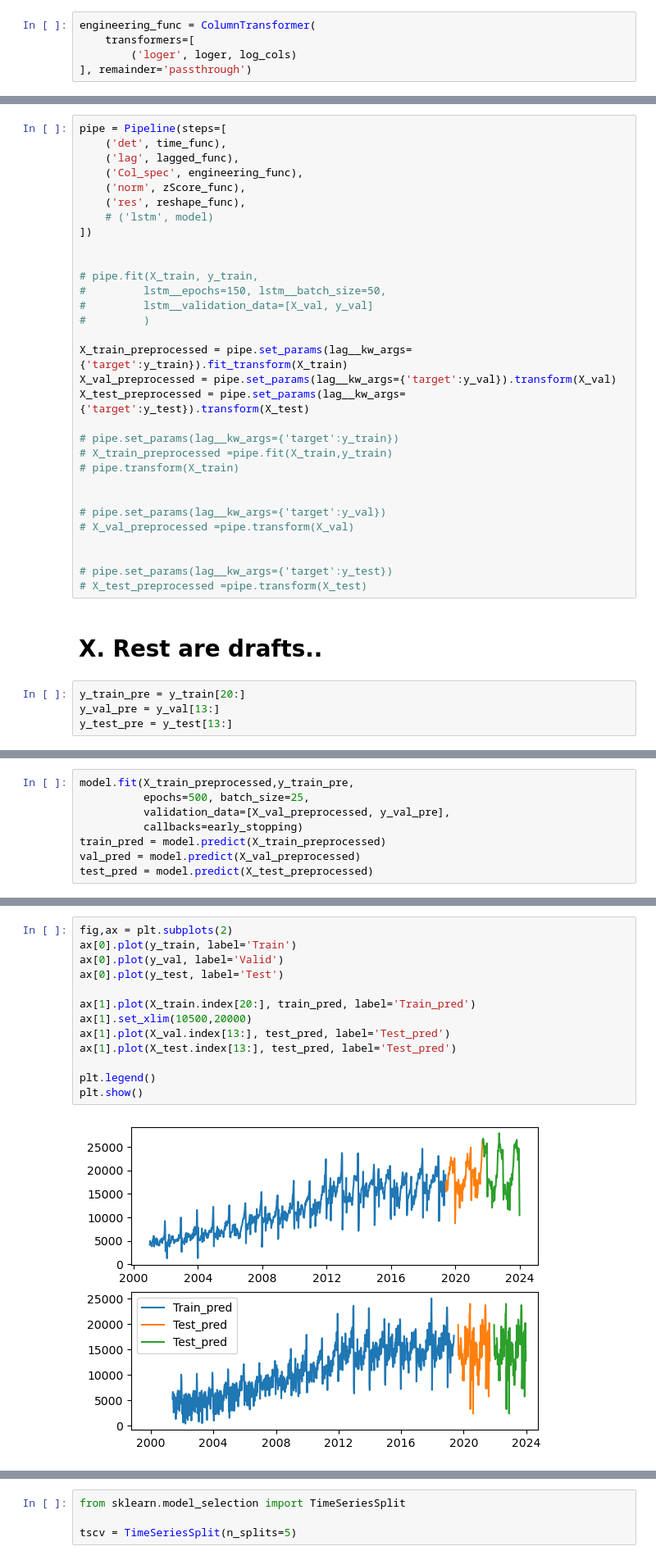
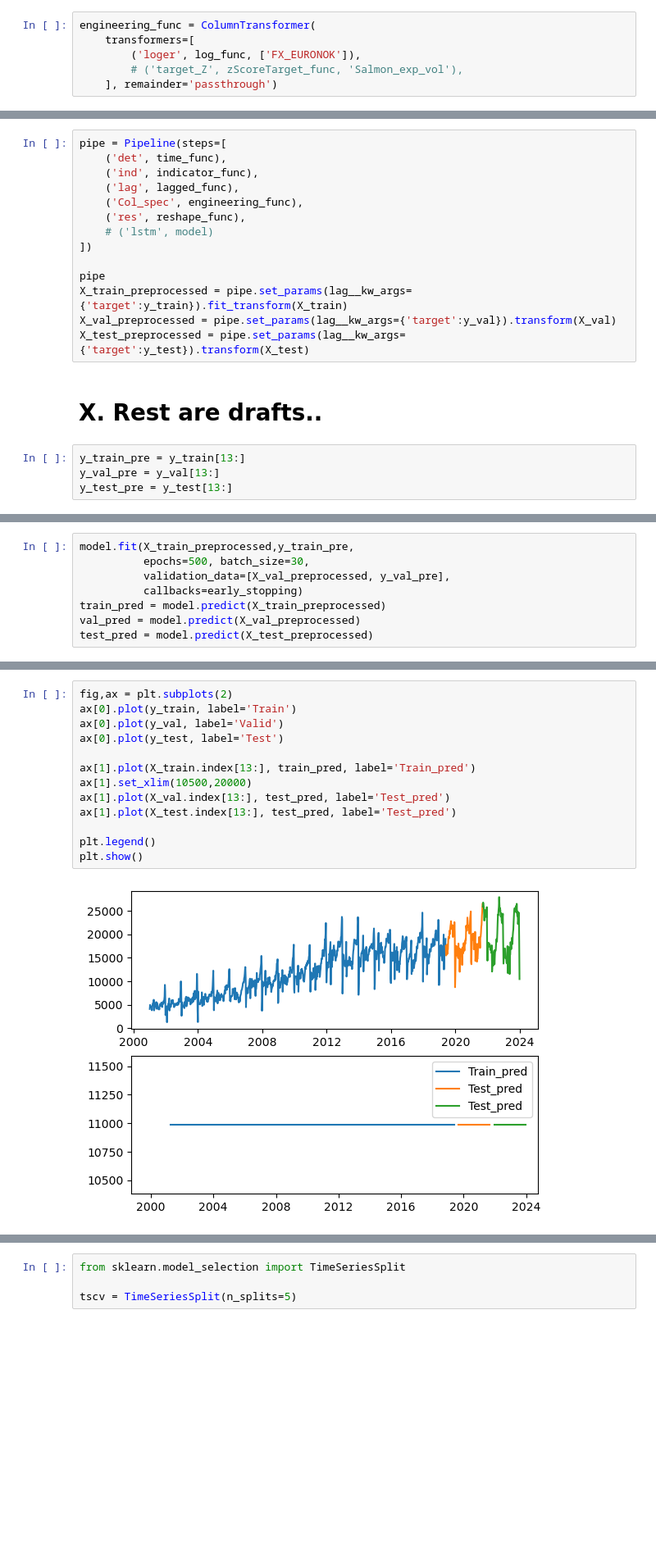
Before and after one commit to DataJakob/Various-School-Projects, a Jupyter notebook: Advanced Topics in Deep Learning/Feature_Enginneering.ipynb, the cells around one changed output, grey strips where cells are left out. Shown: that part at 82% size. Cells and saved outputs as stored; diff of their text form; blank space fills up the shorter version.

Commit message:
problem in preds

```diff
--- a/Advanced Topics in Deep Learning/Feature_Enginneering.ipynb
+++ b/Advanced Topics in Deep Learning/Feature_Enginneering.ipynb
@@ -155,7 +168,8 @@ early_stopping = callbacks.EarlyStopping(
 # %%
 engineering_func = ColumnTransformer(
     transformers=[
-        ('loger', loger, log_cols)
-], remainder='passthrough')
+        ('loger', log_func, ['FX_EURONOK']),
+        # ('target_Z', zScoreTarget_func, 'Salmon_exp_vol'),
+    ], remainder='passthrough')
 # %% [markdown]
 <h2> 4.2 Total pipeline </h2>
@@ -164,37 +192,20 @@ engineering_func = ColumnTransformer(
 # %%
 pipe = Pipeline(steps=[
     ('det', time_func),
+    ('ind', indicator_func),
     ('lag', lagged_func),
     ('Col_spec', engineering_func),
-    ('norm', zScore_func),
     ('res', reshape_func),
     # ('lstm', model)
 ])
 
-
-# pipe.fit(X_train, y_train,
-#         lstm__epochs=150, lstm__batch_size=50,
-#         lstm__validation_data=[X_val, y_val]
-#         )
-
+pipe
 X_train_preprocessed = pipe.set_params(lag__kw_args={'target':y_train}).fit_transform(X_train)
 X_val_preprocessed = pipe.set_params(lag__kw_args={'target':y_val}).transform(X_val)
 X_test_preprocessed = pipe.set_params(lag__kw_args={'target':y_test}).transform(X_test)
-
-# pipe.set_params(lag__kw_args={'target':y_train})
-# X_train_preprocessed =pipe.fit(X_train,y_train)
-# pipe.transform(X_train)
-
-
-# pipe.set_params(lag__kw_args={'target':y_val})
-# X_val_preprocessed =pipe.transform(X_val)
-
-
-# pipe.set_params(lag__kw_args={'target':y_test})
-# X_test_preprocessed =pipe.transform(X_test)
 # %% [markdown]
 <h1> X. Rest are drafts.. </h1>
 # %%
-y_train_pre = y_train[20:]
+y_train_pre = y_train[13:]
 y_val_pre = y_val[13:]
 y_test_pre = y_test[13:]
@@ -213,6 +212,6 @@ X_val_preprocessed.shape
 # %%
 model.fit(X_train_preprocessed,y_train_pre,
-          epochs=500, batch_size=25,
+          epochs=500, batch_size=30,
           validation_data=[X_val_preprocessed, y_val_pre],
           callbacks=early_stopping)
 train_pred = model.predict(X_train_preprocessed)
@@ -239,17 +238,17 @@ Epoch 7/500
 # %%
 fig,ax = plt.subplots(2)
 ax[0].plot(y_train, label='Train')
 ax[0].plot(y_val, label='Valid')
 ax[0].plot(y_test, label='Test')
 
-ax[1].plot(X_train.index[20:], train_pred, label='Train_pred')
+ax[1].plot(X_train.index[13:], train_pred, label='Train_pred')
 ax[1].set_xlim(10500,20000)
 ax[1].plot(X_val.index[13:], test_pred, label='Test_pred')
 ax[1].plot(X_test.index[13:], test_pred, label='Test_pred')
 
 plt.legend()
 plt.show()
 # %% [output]
-[figure, old version]
+[figure, new version]
 # %%
 from sklearn.metrics import root_mean_squared_error as RMSE
```
Also changed, not shown: parts of 14 cells of this notebook.
